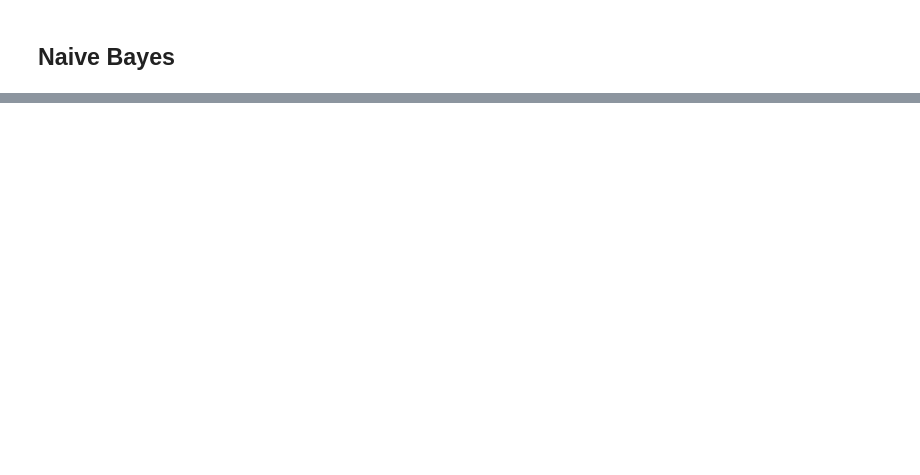
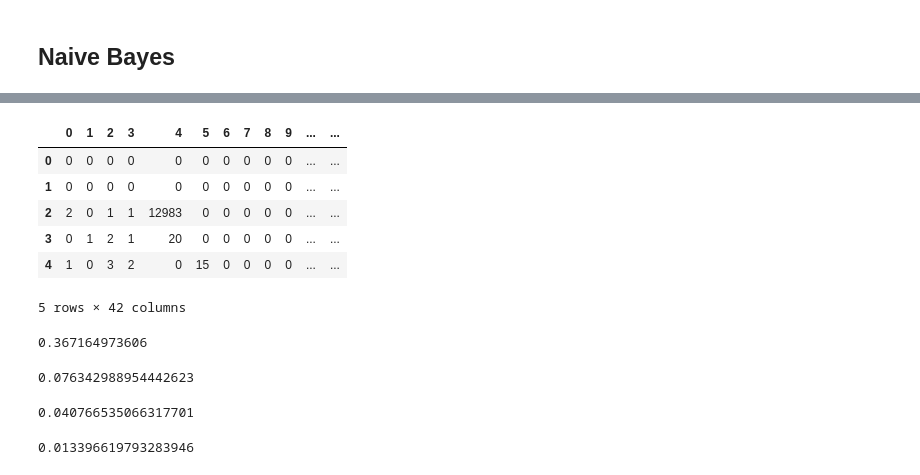
Before and after one commit to sarabranham/CX4240, a Jupyter notebook: Final.ipynb, the cells around one changed output, grey strips where cells are left out. Drawn from its saved outputs; the diff is of its cells as text; code cells hidden in the pictures; blank space fills up the shorter version.

```diff
--- a/Final.ipynb
+++ b/Final.ipynb
@@ -280,0 +303,23 @@ predicted = model.predict(testdata)
+# %%
+testdata = testdata.drop(42, axis=1)
+protocol_map = dict(zip(testdata[1].unique(), range(len(testdata[1].unique()))))
+service_map = dict(zip(testdata[2].unique(), range(len(testdata[2].unique()))))
+flag_map = dict(zip(testdata[3].unique(), range(len(testdata[3].unique()))))
+# replace features
+testdata = testdata.replace(flag_map)
+testdata = testdata.replace(protocol_map)
+testdata = testdata.replace(service_map)
+# replace the labels
+testdata = testdata.replace(attack_simp)
+label_map = dict(zip(testdata[41].unique(), range(len(testdata[41].unique()))))
+testdata = testdata.replace(label_map)
+# %%
+testdata.head()
+# %% [output]
+|  | 0 | 1 | 2 | 3 | 4 | 5 | 6 | 7 | 8 | 9 | ... | ... |
+| 0 | 0 | 0 | 0 | 0 | 0 | 0 | 0 | 0 | 0 | 0 | ... | ... |
+| 1 | 0 | 0 | 0 | 0 | 0 | 0 | 0 | 0 | 0 | 0 | ... | ... |
+| 2 | 2 | 0 | 1 | 1 | 12983 | 0 | 0 | 0 | 0 | 0 | ... | ... |
+| 3 | 0 | 1 | 2 | 1 | 20 | 0 | 0 | 0 | 0 | 0 | ... | ... |
+| 4 | 1 | 0 | 3 | 2 | 0 | 15 | 0 | 0 | 0 | 0 | ... | ... |
+5 rows × 42 columns
@@ -280,0 +332,25 @@ predicted = model.predict(testdata)
+# %%
+print(accuracy_score(y_test, predicted))
+# %% [output]
+0.367164973606
+# %%
+model = LogisticRegression()
+model.fit(X, Y)
+predicted = model.predict(x_test)
+accuracy_score(y_test, predicted)
+# %% [output]
+0.076342988954442623
+# %%
+model = DecisionTreeClassifier()
+model.fit(X, Y)
+predicted = model.predict(x_test)
+accuracy_score(y_test, predicted)
+# %% [output]
+0.040766535066317701
+# %%
+model = KNeighborsClassifier()
+model.fit(X, Y)
+predicted = model.predict(x_test)
+accuracy_score(y_test, predicted)
+# %% [output]
+0.013396619793283946
```
Also changed, not shown: parts of 22 cells of this notebook.
